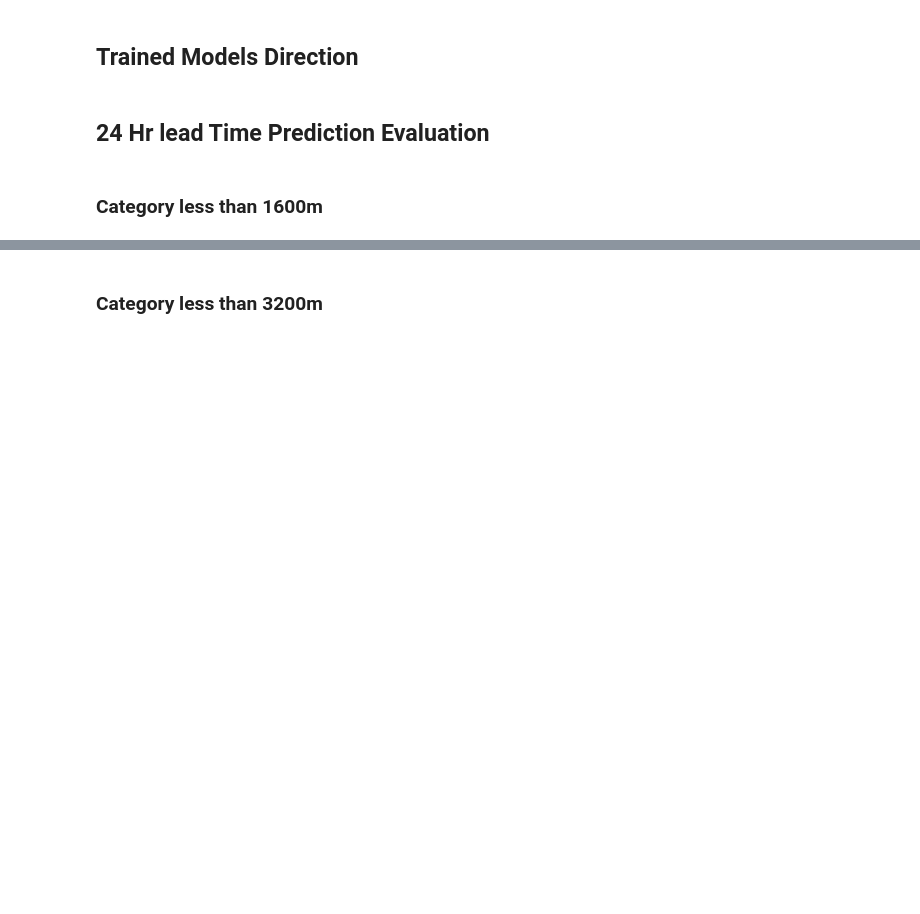
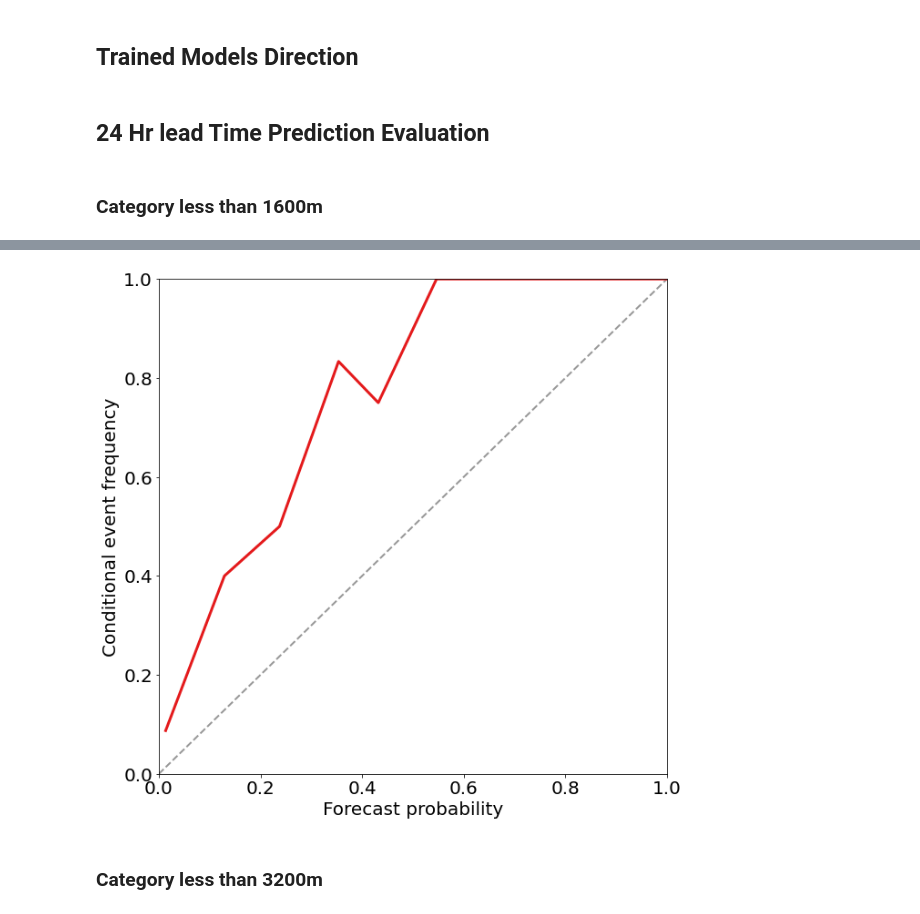
Before and after one commit to conrad-blucher-institute/FogNet, a Jupyter notebook: Evaluation/Evaluation.ipynb, the cells around one changed output, grey strips where cells are left out. Cells and saved outputs as stored; diff of their text form; code cells hidden in the pictures; blank space fills up the shorter version.

Commit message:
adding the reliability diagrams

```diff
--- a/Evaluation/Evaluation.ipynb
+++ b/Evaluation/Evaluation.ipynb
@@ -88,3 +87,8 @@ _ = cnn_evaluate.ROC_Curve_Plot(optimal_threshold_24_1600, TrAcc241600, Res24160
+# %%
+mean_forecast_probs, mean_event_frequencies, num_examples_by_bin = cnn_evaluate.plot_reliability_curve(
+    tr_24_1600_ytrue, tr_24_1600_ypred[:, 1], num_bins=10, axes_object=None)
+# %% [output]
+[figure, added]
 # %% [markdown]
 ### Category less than 3200m
 # %%
```
Also changed, not shown: parts of 13 cells of this notebook, 1 other file.
